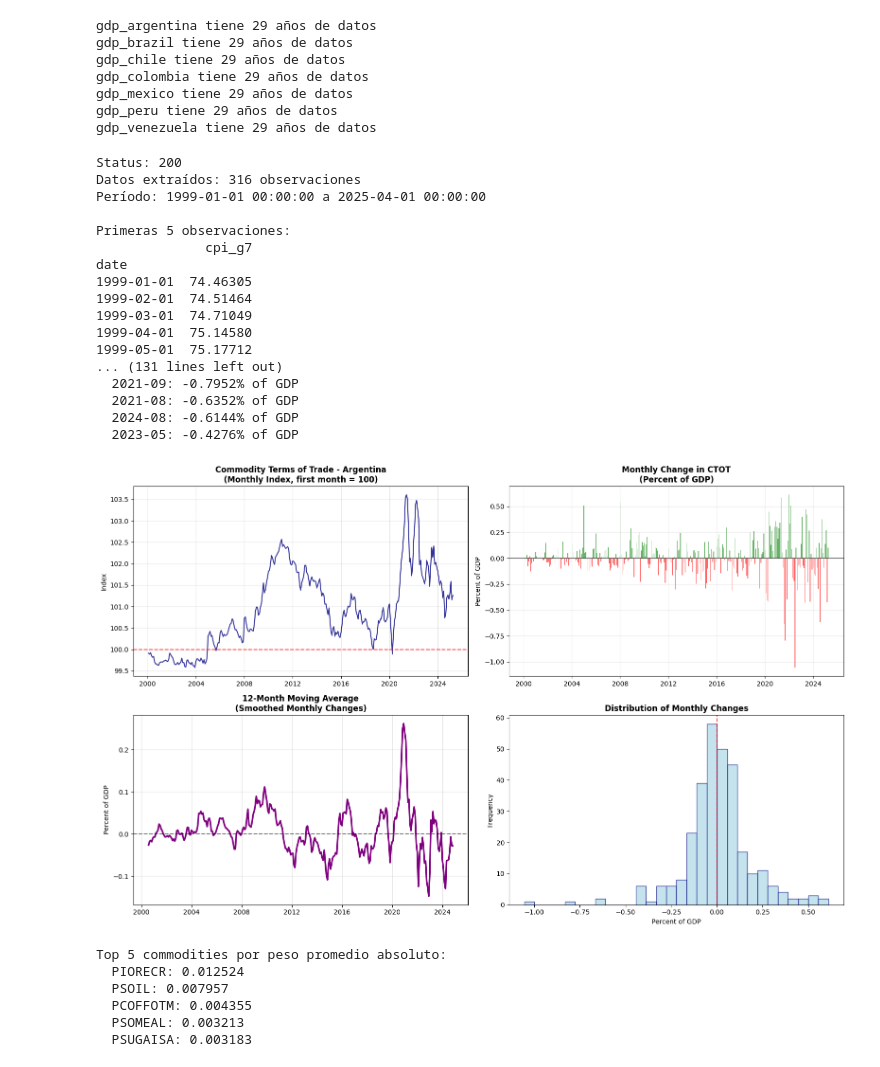
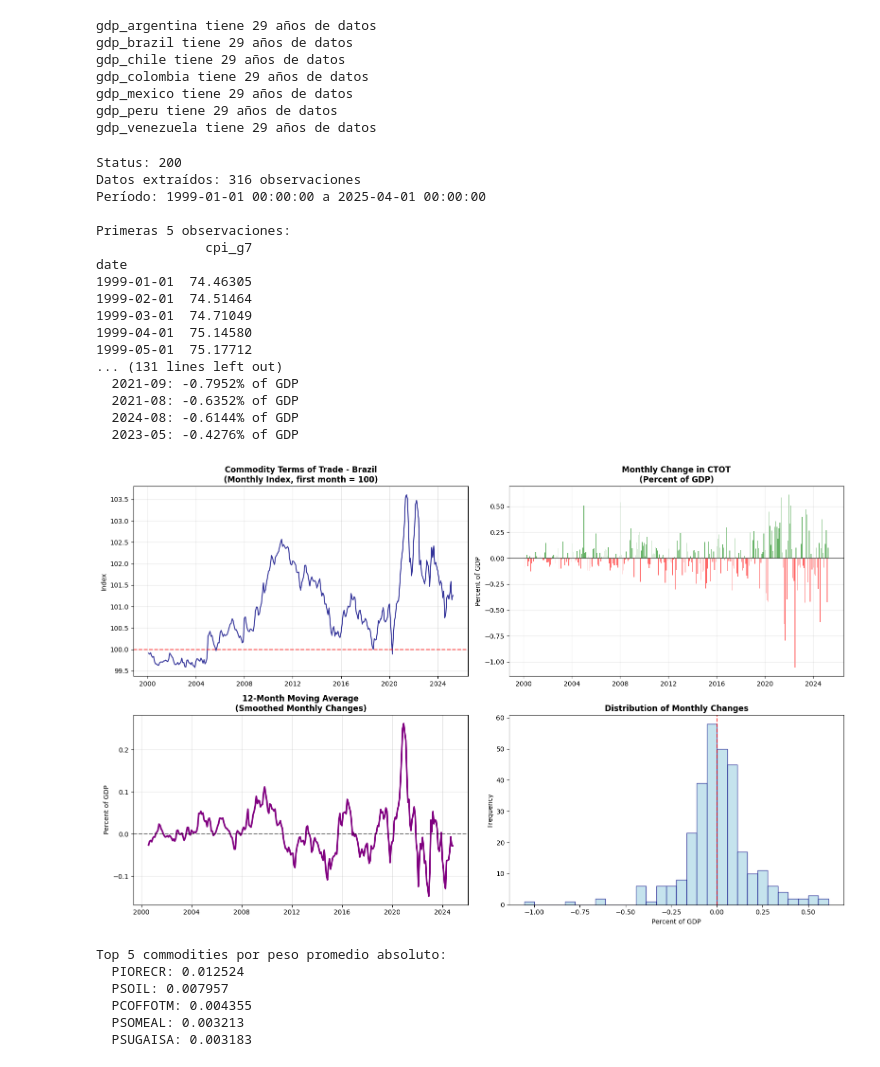
Before and after one commit to mhidper/talvi, a Jupyter notebook: src/terms of trade index gruss kebhaj.ipynb, the cells around one changed output. Drawn from its saved outputs; the diff is of its cells as text; code cells hidden in the pictures.

```diff
--- a/src/terms of trade index gruss kebhaj.ipynb
+++ b/src/terms of trade index gruss kebhaj.ipynb
@@ -1601,35 +1605,35 @@ historical_trade = get_historical_trade_data(
 )
 
 
 # PASO 3: Calcular CTOT mensual estilo WP/19/21
 # Usar la nueva función mensual
 monthly_results, monthly_weights, annual_weights = calculate_monthly_ctot_wp1921(
     imf_file_path=r"C:\Users\Usuario\Documents\Github\Talvi\data\external-data.xls",
     trade_df=historical_trade,
     country_code='76',
-    country_name='Argentina',
+    country_name='Brazil',
     gdp_dict=gdp_brazil,
     cpi_deflator=cpi_deflator  # NUEVO parámetro opcional
 )
 # %% [output]
 Status: 200
 Datos extraídos: 316 observaciones
 Período: 1999-01-01 00:00:00 a 2025-04-01 00:00:00
 
 Primeras 5 observaciones:
               cpi_g7
 date
 1999-01-01  74.46305
 1999-02-01  74.51464
 1999-03-01  74.71049
 1999-04-01  75.14580
 1999-05-01  75.17712
 ... (131 lines left out)
   2021-09: -0.7952% of GDP
   2021-08: -0.6352% of GDP
   2024-08: -0.6144% of GDP
   2023-05: -0.4276% of GDP
-[figure, old version]
+[figure, new version]
 Top 5 commodities por peso promedio absoluto:
   PIORECR: 0.012524
   PSOIL: 0.007957
```
Also changed, not shown: parts of 2 cells of this notebook, 14 other files.
